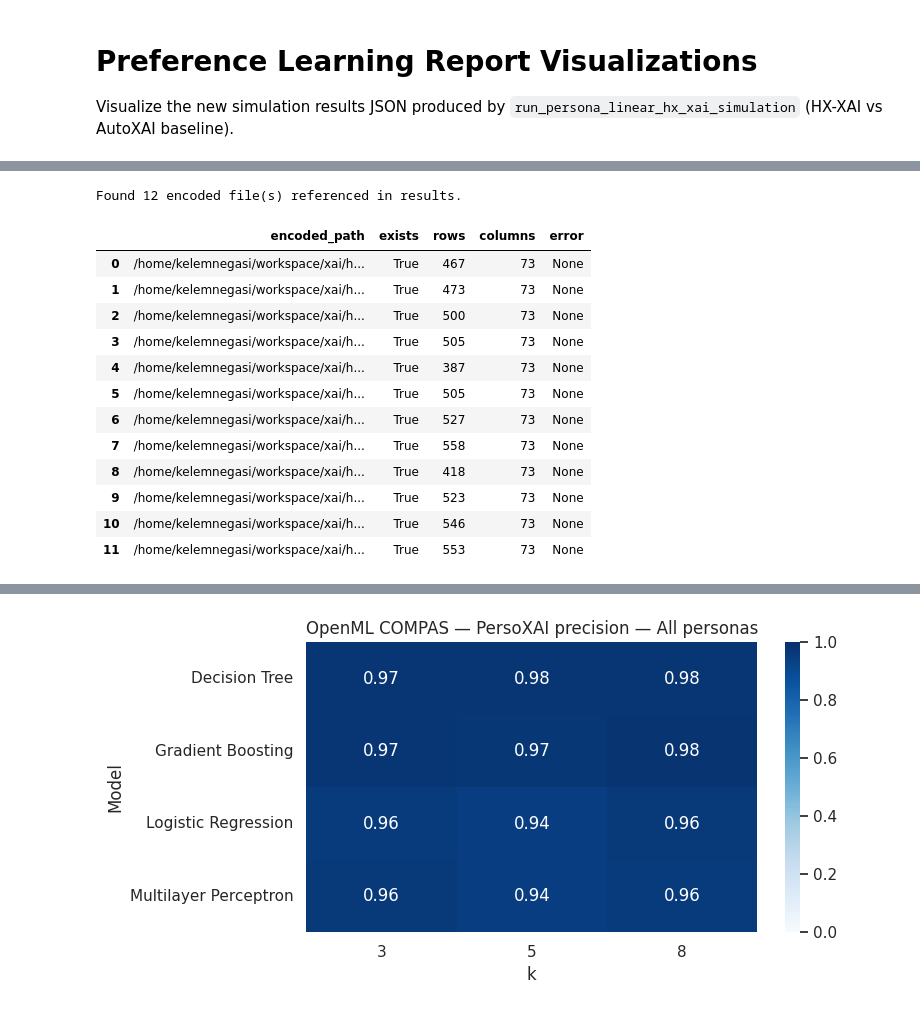
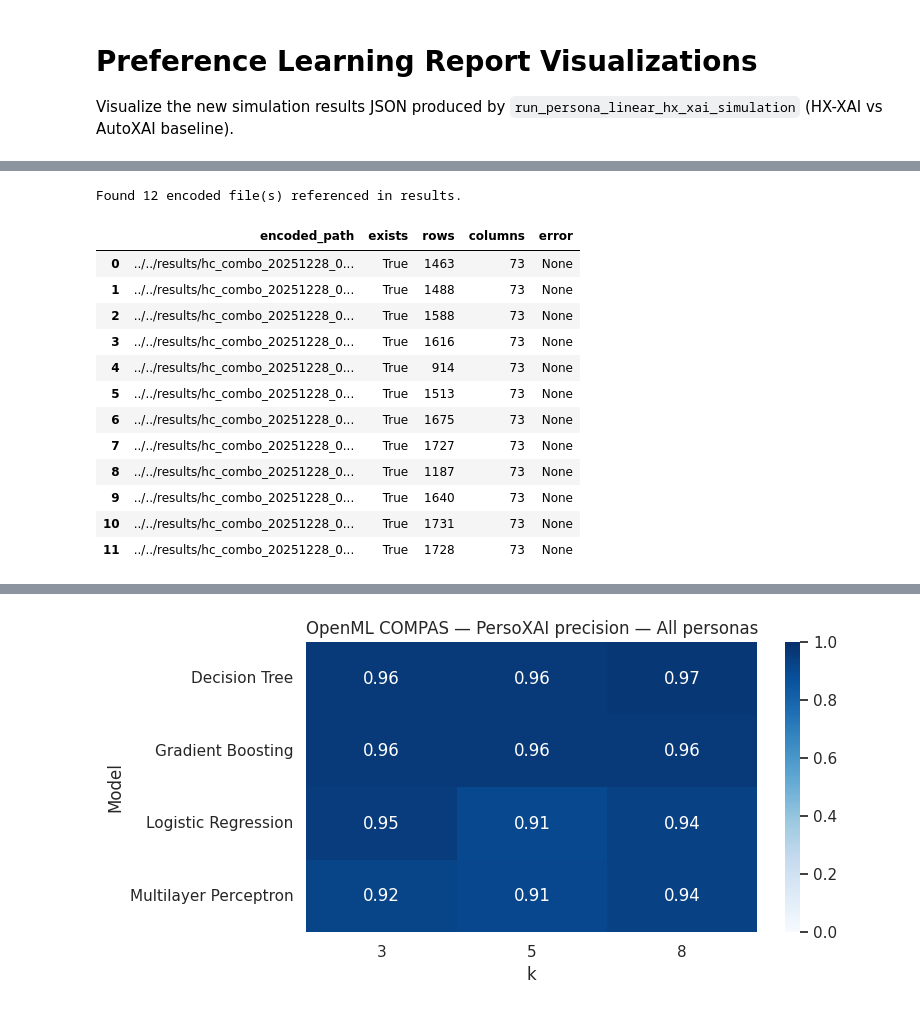
Before and after one commit to kellemNegasi/perso-xai, a Jupyter notebook: src/preference_learning/report_visualization.ipynb, the cells around one changed output, grey strips where cells are left out. Drawn from its saved outputs; the diff is of its cells as text; code cells hidden in the pictures.

```diff
--- a/src/preference_learning/report_visualization.ipynb
+++ b/src/preference_learning/report_visualization.ipynb
@@ -26,9 +26,7 @@ MODEL_LABELS = {
 }
 
 # Path to either a single simulation JSON or a directory containing multiple JSON files.
-RESULTS_PATH = Path('../../results') / 'hc_combo_20251228_050331' / 'preference_learning_simulation_advanced' / 'basic_features/tuned-svc-allmetrics_defaultc' # basic_plus_stat, full_lm_stats, basic_features
-
-
+RESULTS_PATH = Path('../../results/hc_combo_20251228_050331/preference_learning_simulation_aligned/aut_xai_comp_all-metrics')
 # Optional filters.
 PERSONA_FILTER: str | None = None  # e.g. 'clinician' / 'regulator' / 'lay_user'
 K_TO_PLOT = 3
@@ -128,6 +126,6 @@ Loaded 216 rows from 36 JSON file(s).
 # %%
 # Inspect encoded dataset sizes referenced by the simulation results.
-ENCODED_BASE_DIR = Path('../../results/full_run_dec8/encoded_pareto_fronts/features_full_lm_stats').resolve()
+ENCODED_BASE_DIR = Path('../../results') / 'hc_combo_20251228_050331' / 'encoded_pareto_fronts' / 'features_full_lm_stats'
 encoded_paths_raw = []
 for json_path in _iter_result_paths(RESULTS_PATH):
     payload = json.loads(json_path.read_text(encoding='utf-8'))
@@ -152,45 +150,45 @@ encoded_paths = sorted({str(_resolve_encoded_path(p)) for p in encoded_paths_raw
 encoded_stats_rows: list[dict[str, object]] = []
 for raw_path in encoded_paths:
     resolved = Path(raw_path)
     exists = resolved.exists()
     rows = None
     cols = None
     error = None
     if exists:
         try:
             df = pd.read_parquet(resolved)
             rows = len(df)
             cols = len(df.columns)
         except Exception as exc:  # pragma: no cover - notebook debug helper
             error = str(exc)
     encoded_stats_rows.append(
         {
             'encoded_path': str(resolved),
             'exists': bool(exists),
             'rows': rows,
             'columns': cols,
             'error': error,
         }
     )
 
 encoded_stats_df = pd.DataFrame(encoded_stats_rows)
 print(f'Found {len(encoded_paths)} encoded file(s) referenced in results.')
 encoded_stats_df
 # %% [output]
 Found 12 encoded file(s) referenced in results.
 |  | encoded_path | exists | rows | columns | error |
-| 0 | /home/kelemnegasi/workspace/xai/h... | True | 467 | 73 | None |
-| 1 | /home/kelemnegasi/workspace/xai/h... | True | 473 | 73 | None |
-| 2 | /home/kelemnegasi/workspace/xai/h... | True | 500 | 73 | None |
-| 3 | /home/kelemnegasi/workspace/xai/h... | True | 505 | 73 | None |
-| 4 | /home/kelemnegasi/workspace/xai/h... | True | 387 | 73 | None |
-| 5 | /home/kelemnegasi/workspace/xai/h... | True | 505 | 73 | None |
-| 6 | /home/kelemnegasi/workspace/xai/h... | True | 527 | 73 | None |
-| 7 | /home/kelemnegasi/workspace/xai/h... | True | 558 | 73 | None |
-| 8 | /home/kelemnegasi/workspace/xai/h... | True | 418 | 73 | None |
-| 9 | /home/kelemnegasi/workspace/xai/h... | True | 523 | 73 | None |
-| 10 | /home/kelemnegasi/workspace/xai/h... | True | 546 | 73 | None |
-| 11 | /home/kelemnegasi/workspace/xai/h... | True | 553 | 73 | None |
+| 0 | ../../results/hc_combo_20251228_0... | True | 1463 | 73 | None |
+| 1 | ../../results/hc_combo_20251228_0... | True | 1488 | 73 | None |
+| 2 | ../../results/hc_combo_20251228_0... | True | 1588 | 73 | None |
+| 3 | ../../results/hc_combo_20251228_0... | True | 1616 | 73 | None |
+| 4 | ../../results/hc_combo_20251228_0... | True | 914 | 73 | None |
+| 5 | ../../results/hc_combo_20251228_0... | True | 1513 | 73 | None |
+| 6 | ../../results/hc_combo_20251228_0... | True | 1675 | 73 | None |
+| 7 | ../../results/hc_combo_20251228_0... | True | 1727 | 73 | None |
+| 8 | ../../results/hc_combo_20251228_0... | True | 1187 | 73 | None |
+| 9 | ../../results/hc_combo_20251228_0... | True | 1640 | 73 | None |
+| 10 | ../../results/hc_combo_20251228_0... | True | 1731 | 73 | None |
+| 11 | ../../results/hc_combo_20251228_0... | True | 1728 | 73 | None |
 # %%
 # Preview column names and example values from the first available encoded file.
 if encoded_paths:
```
Also changed, not shown: parts of 6 cells of this notebook, 7 other files.
